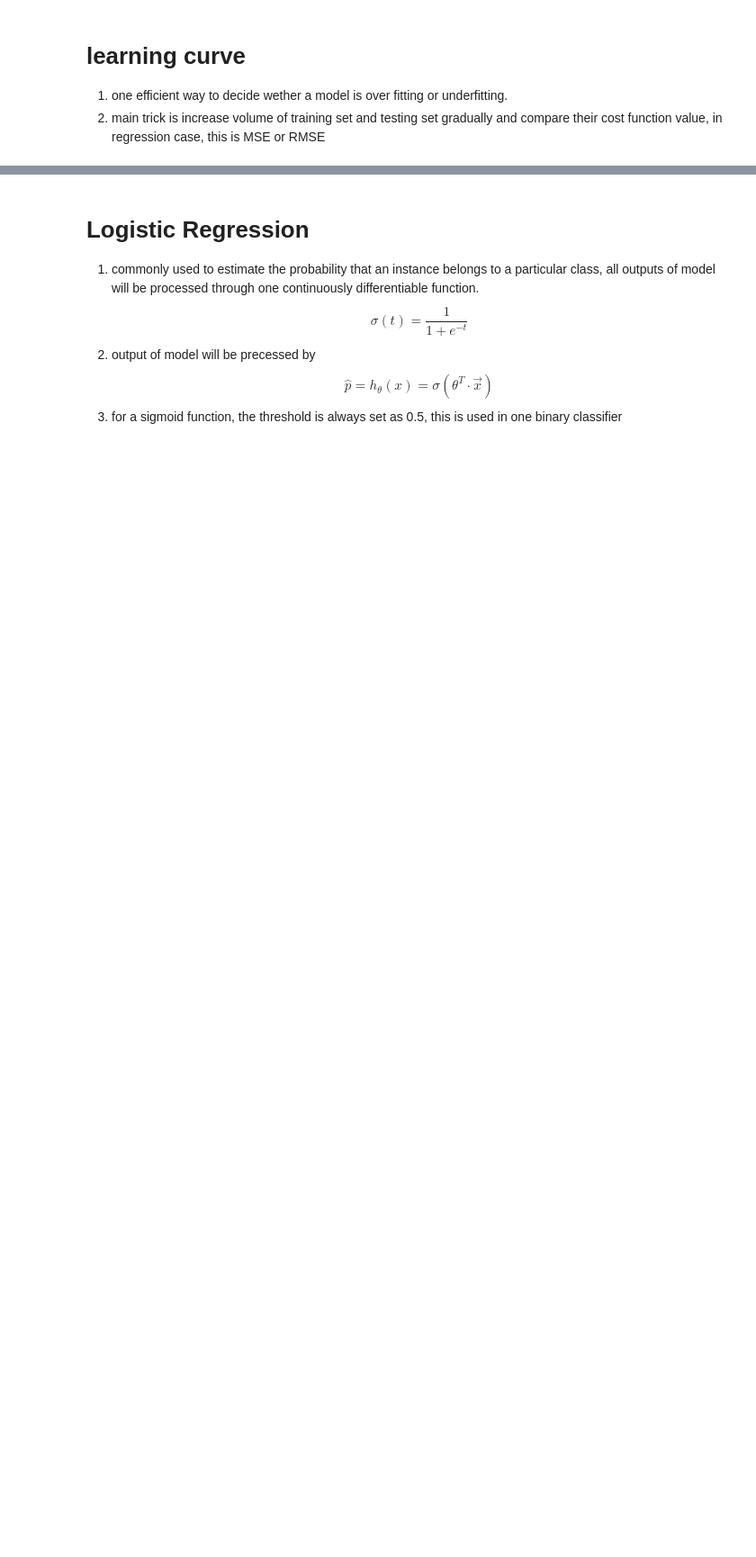
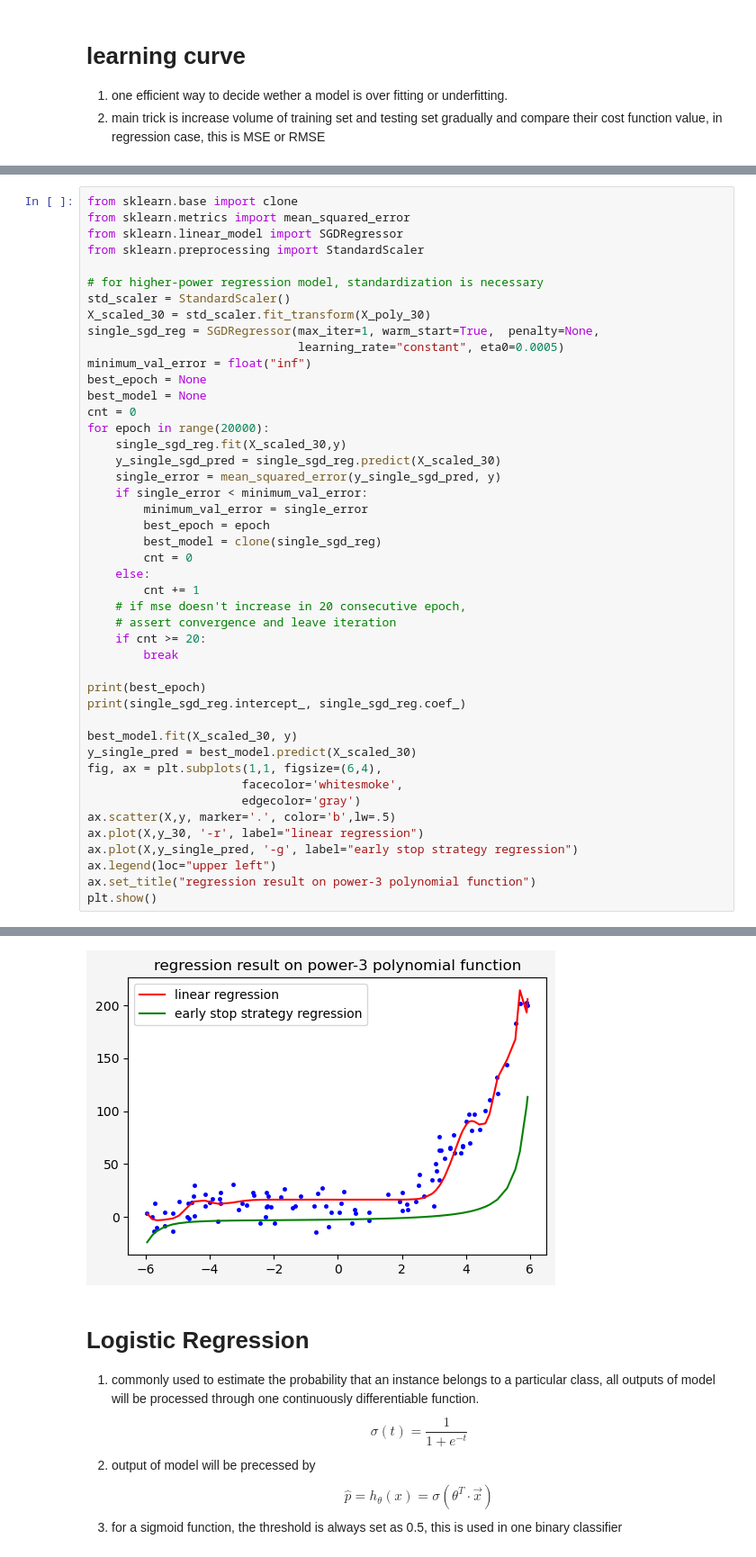
Before and after one commit to ChauserMondieu/machine_learning, a Jupyter notebook: chapters/training_model.ipynb, the cells around one changed output, grey strips where cells are left out. Shown at 90% size. Saved outputs shown, nothing was run; the diff lists cells and outputs as text; blank space fills up the shorter version.

```diff
--- a/chapters/training_model.ipynb
+++ b/chapters/training_model.ipynb
@@ -309,0 +391,46 @@ plt.show()
+# %%
+from sklearn.base import clone
+from sklearn.metrics import mean_squared_error
+from sklearn.linear_model import SGDRegressor
+from sklearn.preprocessing import StandardScaler
+
+# for higher-power regression model, standardization is necessary
+std_scaler = StandardScaler()
+X_scaled_30 = std_scaler.fit_transform(X_poly_30)
+single_sgd_reg = SGDRegressor(max_iter=1, warm_start=True,  penalty=None,
+                              learning_rate="constant", eta0=0.0005)
+minimum_val_error = float("inf")
+best_epoch = None
+best_model = None
+cnt = 0
+for epoch in range(20000):
+    single_sgd_reg.fit(X_scaled_30,y)
+    y_single_sgd_pred = single_sgd_reg.predict(X_scaled_30)
+    single_error = mean_squared_error(y_single_sgd_pred, y)
+    if single_error < minimum_val_error:
+        minimum_val_error = single_error
+        best_epoch = epoch
+        best_model = clone(single_sgd_reg)
+        cnt = 0
+    else:
+        cnt += 1
+    # if mse doesn't increase in 20 consecutive epoch,
+    # assert convergence and leave iteration
+    if cnt >= 20:
+        break
+
+print(best_epoch)
+print(single_sgd_reg.intercept_, single_sgd_reg.coef_)
+
+best_model.fit(X_scaled_30, y)
+y_single_pred = best_model.predict(X_scaled_30)
+fig, ax = plt.subplots(1,1, figsize=(6,4),
+                      facecolor='whitesmoke',
+                      edgecolor='gray')
+ax.scatter(X,y, marker='.', color='b',lw=.5)
+ax.plot(X,y_30, '-r', label="linear regression")
+ax.plot(X,y_single_pred, '-g', label="early stop strategy regression")
+ax.legend(loc="upper left")
+ax.set_title("regression result on power-3 polynomial function")
+plt.show()
+# %% [output]
@@ -310,3 +444,4 @@ plt.show()
+[figure, added]
 # %% [markdown]
 # Logistic Regression
 1. commonly used to estimate the probability that an instance belongs to a particular class, all outputs of model will be processed through one continuously differentiable function.
```
Also changed, not shown: parts of 20 cells of this notebook, 1 other file.
